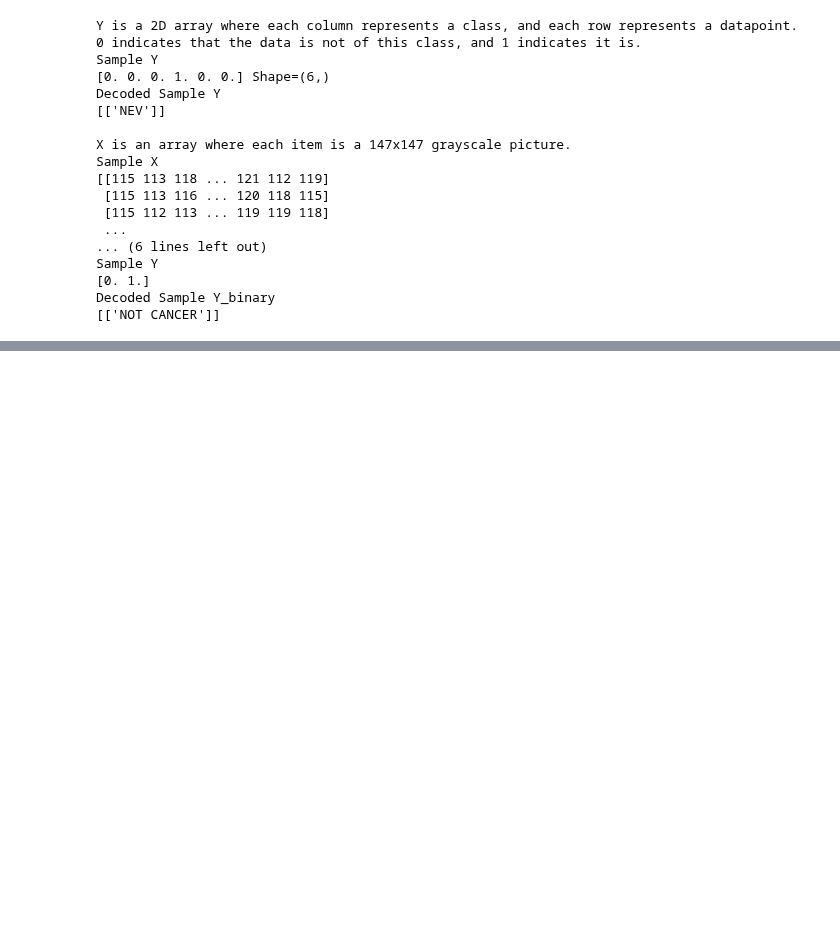
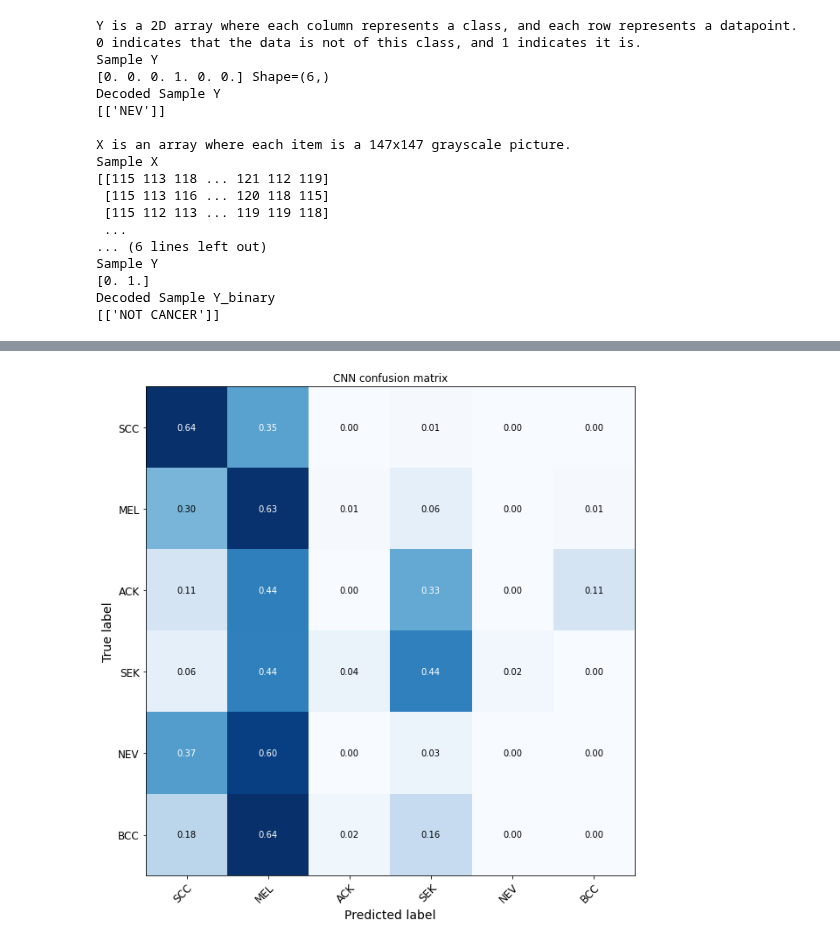
Before and after one commit to CEDipEngineering/ComputerAidedSkinCancerIdentificationAndDiagnosis, a Jupyter notebook: experiments/dip/cnn.ipynb, the cells around one changed output, grey strips where cells are left out. Cells and saved outputs as stored; diff of their text form; code cells hidden in the pictures; blank space fills up the shorter version.

Commit message:
Graphs improvements

```diff
--- a/experiments/dip/cnn.ipynb
+++ b/experiments/dip/cnn.ipynb
@@ -64,9 +64,9 @@ def plot_confusion_matrix(y_true, y_pred, classes,
 
     #print(cm)
 
-    fig, ax = plt.subplots(figsize = (16,16))
+    fig, ax = plt.subplots(figsize = (9,9))
     im = ax.imshow(cm, interpolation='nearest', cmap=cmap)
-    ax.figure.colorbar(im, ax=ax)
+    # ax.figure.colorbar(im, ax=ax)
     ax.set(xticks=np.arange(cm.shape[1]),
            yticks=np.arange(cm.shape[0]),
            xticklabels=classes, yticklabels=classes,
@@ -205,12 +205,19 @@ def model_run(X: np.ndarray, Y: np.ndarray) -> Tuple[keras.callbacks.History, np
     model.add(Dense(64, activation='relu'))
     model.add(Dense(no_classes, activation='softmax'))
 
-    model.compile(optimizer='adam', loss=keras.losses.CategoricalCrossentropy())
+    model.compile(optimizer='adam', loss=keras.losses.CategoricalCrossentropy(), metrics=["accuracy"])
     es = EarlyStopping(monitor='val_loss', mode='min', verbose=1, patience=30, restore_best_weights=True)
     history = model.fit(X_train, y_train, epochs=1000, batch_size=150, validation_data=(X_valid, y_valid), callbacks=es, verbose=0)
     y_pred = model.predict(X_test)
 
-    return history, y_test, y_pred, model
+    f = {
+        "x_train":X_train,
+        "x_test":X_test,
+        "y_train":y_train,
+        "y_test":y_test,
+    }
+
+    return history, y_test, y_pred, model, f
 
 def show_results(model: Sequential, history: keras.callbacks.History, y_test: np.ndarray, y_pred: np.ndarray, encoder: OneHotEncoder, cache_img_filename="cache.png") -> plt.figure:
     plot_model(model, show_shapes=True, show_layer_activations=True, to_file=cache_img_filename)
@@ -235,7 +242,7 @@ def show_results(model: Sequential, history: keras.callbacks.History, y_test: np
     return fig
 # %%
 if FORCE_TRAIN_MODELS:
-    history, y_test, y_pred, model = model_run(X,Y)
+    history, y_test, y_pred, model, f = model_run(X,Y)
     model.save("multiclass_cnn")
-    show_results(model, history, y_test, y_pred, MulticlassEnconder, "cnn_simple_multiclass.png")
+    # show_results(model, history, y_test, y_pred, MulticlassEnconder, "cnn_simple_multiclass.png")
 # %% [output]
@@ -270,5 +268,5 @@ Examples of predictions:
 # %%
-if FORCE_TRAIN_MODELS:
-    history, y_test, y_pred, model = model_run(X,Y_binary)
-    model.save("binary_cnn")
-    show_results(model, history, y_test, y_pred, BinaryClassEnconder, "cnn_simple_binary.png")
+# if FORCE_TRAIN_MODELS:
+#     history, y_test, y_pred, model = model_run(X,Y_binary)
+#     model.save("binary_cnn")
+#     show_results(model, history, y_test, y_pred, BinaryClassEnconder, "cnn_simple_binary.png")
@@ -288,0 +273,6 @@ Examples of predictions:
+# %%
+y_pred_classes = MulticlassEnconder.inverse_transform(y_pred)
+y_true = MulticlassEnconder.inverse_transform(y_test).flatten()
+ax = plot_confusion_matrix(y_true=y_true, y_pred=y_pred_classes, classes=list(set(y_true)), cmap="Blues", title="CNN confusion matrix")
+# %% [output]
+[figure, added]
```
Also changed, not shown: parts of 6 cells of this notebook.
